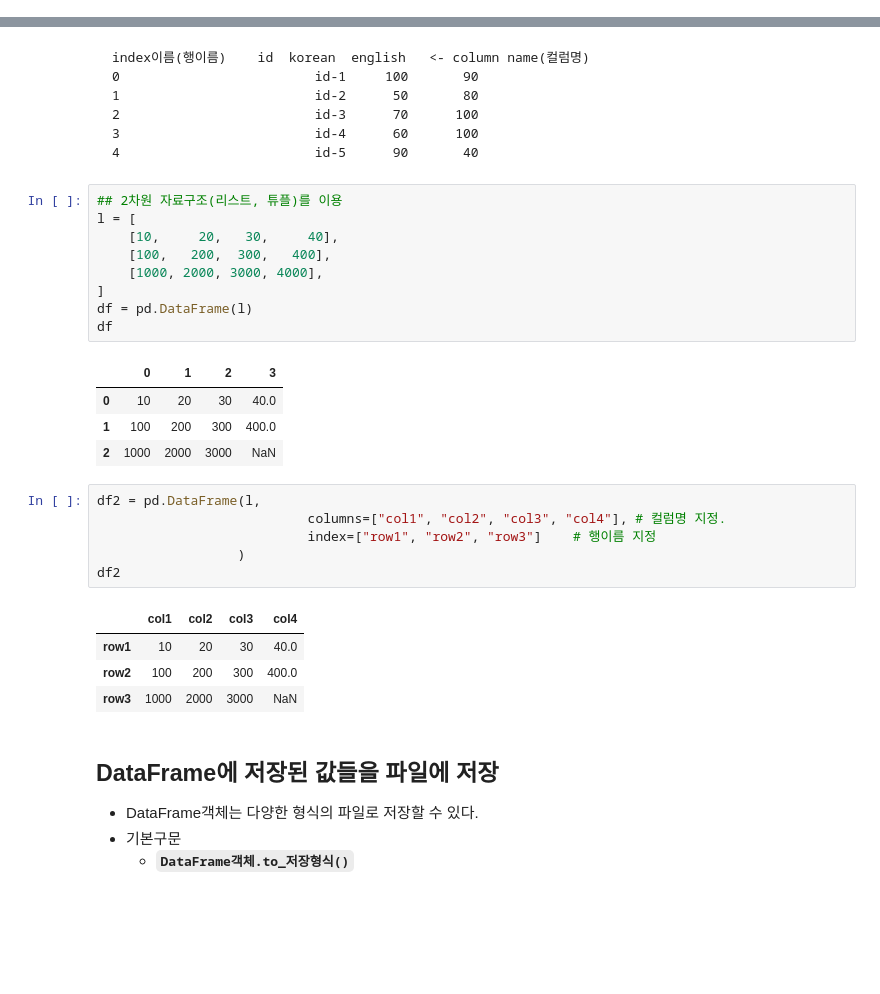
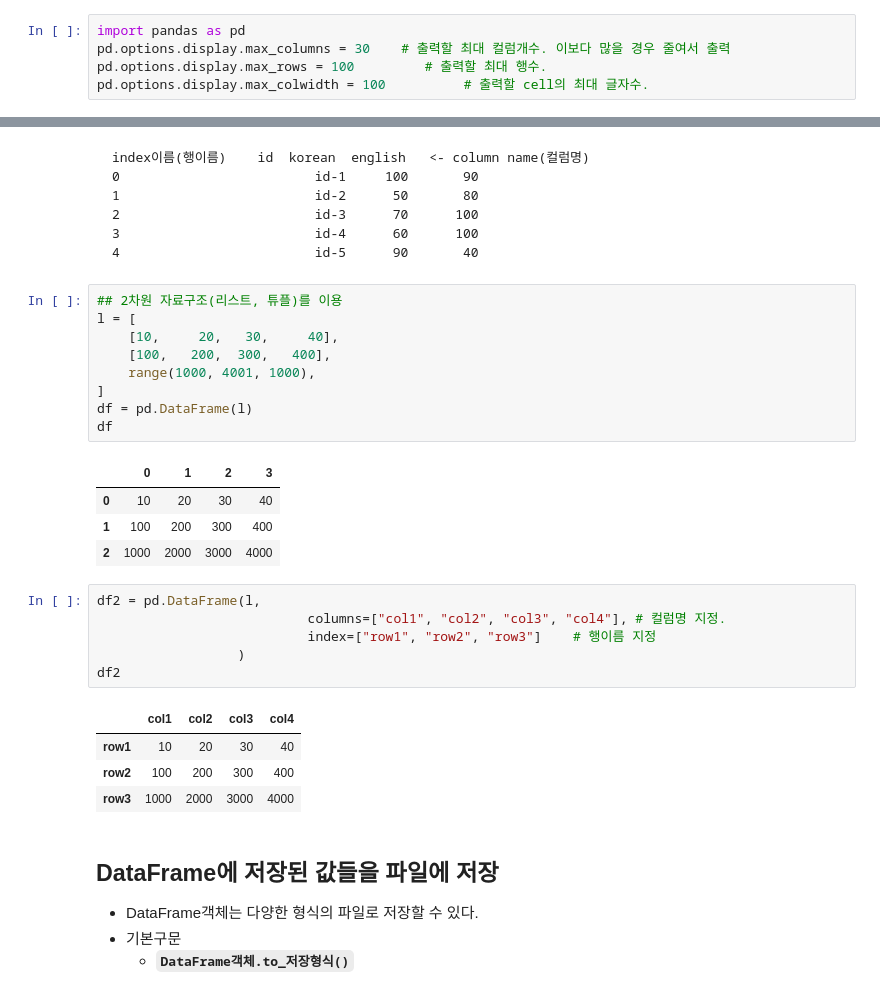
Before and after one commit to dawnhub/PLAYDATA-DA-35, a Jupyter notebook: classes/04_pandas/02_Pandas_DataFrame.ipynb, the cells around one changed output, grey strips where cells are left out. Cells and saved outputs as stored; diff of their text form; blank space fills up the shorter version.

```diff
--- a/classes/04_pandas/02_Pandas_DataFrame.ipynb
+++ b/classes/04_pandas/02_Pandas_DataFrame.ipynb
@@ -1,3 +1,8 @@
+# %%
+import pandas as pd
+pd.options.display.max_columns = 30    # 출력할 최대 컬럼개수. 이보다 많을 경우 줄여서 출력
+pd.options.display.max_rows = 100         # 출력할 최대 행수.
+pd.options.display.max_colwidth = 100          # 출력할 cell의 최대 글자수.
 # %% [markdown]
 <b style='font-size:2em'>DataFrame(데이터프레임)</b>
 # %% [markdown]
@@ -72,17 +77,17 @@ index이름(행이름)    id  korean  english   <- column name(컬럼명)
 # %%
 ## 2차원 자료구조(리스트, 튜플)를 이용
 l = [
     [10,     20,   30,     40],
     [100,   200,  300,   400],
-    [1000, 2000, 3000, 4000],
+    range(1000, 4001, 1000),
 ]
 df = pd.DataFrame(l)
 df
 # %% [output]
 |  | 0 | 1 | 2 | 3 |
-| 0 | 10 | 20 | 30 | 40.0 |
-| 1 | 100 | 200 | 300 | 400.0 |
-| 2 | 1000 | 2000 | 3000 | NaN |
+| 0 | 10 | 20 | 30 | 40 |
+| 1 | 100 | 200 | 300 | 400 |
+| 2 | 1000 | 2000 | 3000 | 4000 |
 # %%
 df2 = pd.DataFrame(l,
                            columns=["col1", "col2", "col3", "col4"], # 컬럼명 지정.
@@ -91,9 +96,9 @@ df2 = pd.DataFrame(l,
 df2
 # %% [output]
 |  | col1 | col2 | col3 | col4 |
-| row1 | 10 | 20 | 30 | 40.0 |
-| row2 | 100 | 200 | 300 | 400.0 |
-| row3 | 1000 | 2000 | 3000 | NaN |
+| row1 | 10 | 20 | 30 | 40 |
+| row2 | 100 | 200 | 300 | 400 |
+| row3 | 1000 | 2000 | 3000 | 4000 |
 # %% [markdown]
 ## DataFrame에 저장된 값들을 파일에 저장
 
```
Also changed, not shown: parts of 131 cells of this notebook, 13 other files.
